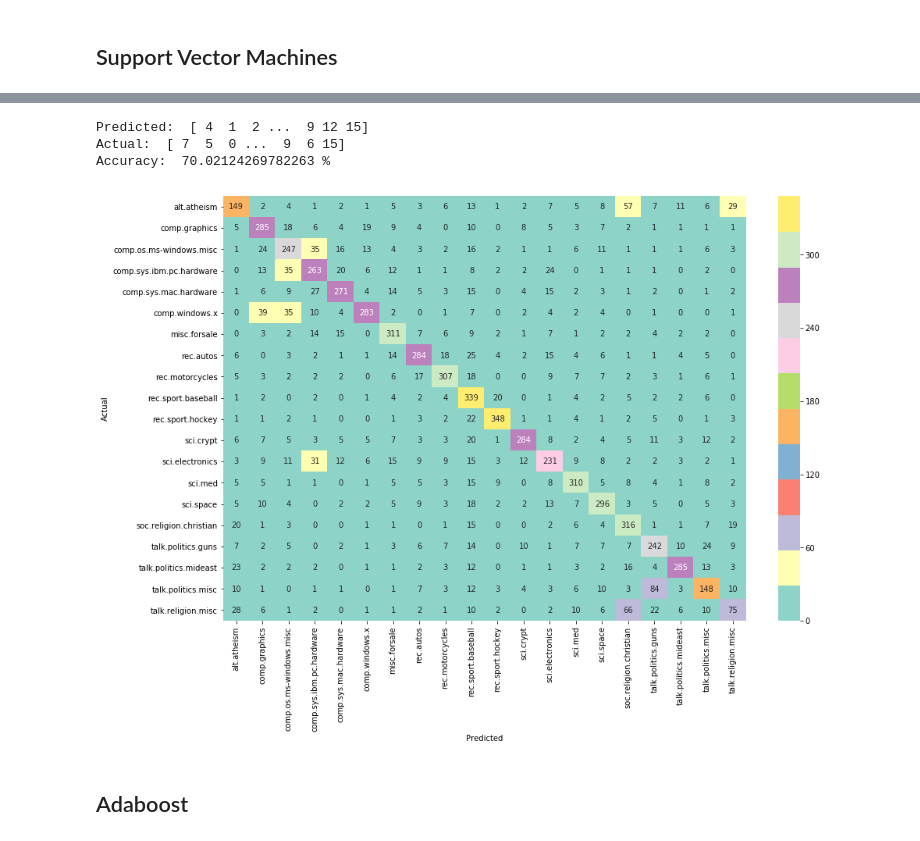
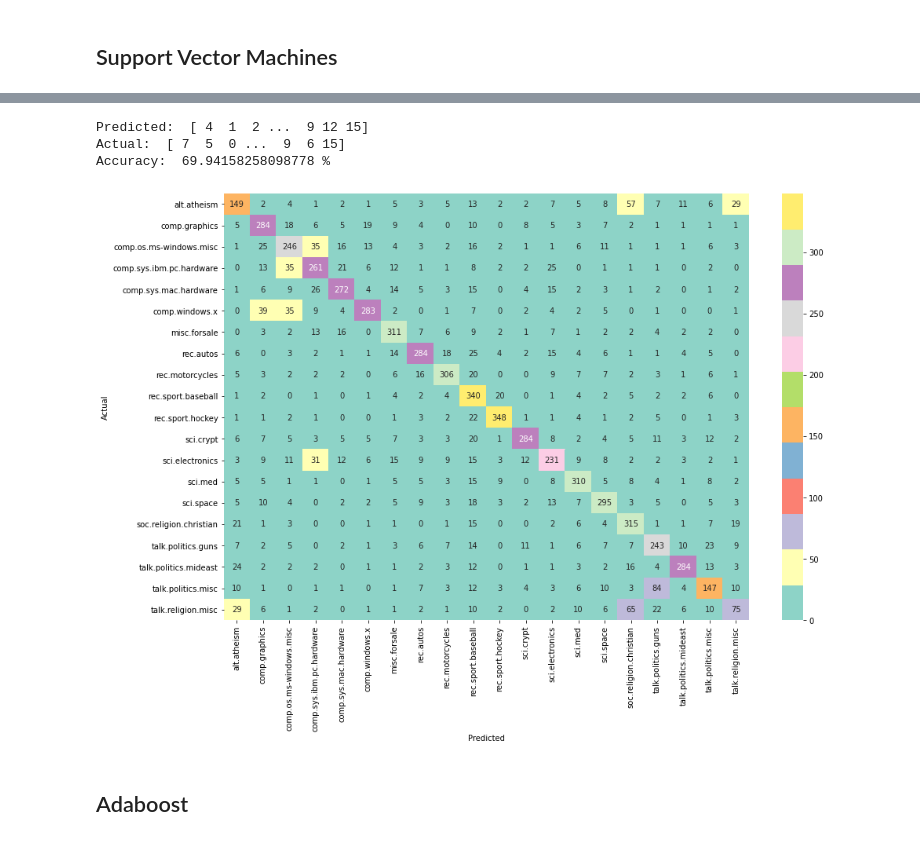
Before and after one commit to pbrebner/comp551-project2-text-classification, a Jupyter notebook: NewsGroup Dataset.ipynb, the cells around one changed output, grey strips where cells are left out. Drawn from its saved outputs; the diff is of its cells as text; code cells hidden in the pictures.

```diff
--- a/NewsGroup Dataset.ipynb
+++ b/NewsGroup Dataset.ipynb
@@ -430,31 +428,31 @@ Best parameters set:
 # %%
 # Run pipeline with best params
 pipeline = Pipeline([
     ('vectorizer', CountVectorizer(stop_words=stopwords.words('english')+ list(string.punctuation))),
     ('tfidf', TfidfTransformer()),
-    ('clf', LinearSVC(C = 0.5, max_iter = 1000, penalty = 'l2', tol = 0.1)),
+    ('clf', LinearSVC(C = 0.5, max_iter = 3000, penalty = 'l2', tol = 0.1)),
 ])
 
 pipeline.fit(twenty_train.data, twenty_train.target)
 y_pred = pipeline.predict(twenty_test.data)
 
 print("Predicted: ", y_pred)
 print("Actual: ", twenty_test.target)
 print("Accuracy: ", metrics.accuracy_score(twenty_test.target, y_pred)*100, "%")
 
 # Plot confusion_matrix
 conf_mat = confusion_matrix(twenty_test.target, y_pred)
 fig, ax = plt.subplots(figsize=(15, 10))
 sns.heatmap(conf_mat, annot=True, cmap = "Set3", fmt ="d",
 xticklabels=twenty_train.target_names, yticklabels=twenty_train.target_names)
 plt.ylabel('Actual')
 plt.xlabel('Predicted')
 plt.show()
 # %% [output]
 Predicted:  [ 4  1  2 ...  9 12 15]
 Actual:  [ 7  5  0 ...  9  6 15]
-Accuracy:  70.02124269782263 %
+Accuracy:  69.94158258098778 %
-[figure, old version]
+[figure, new version]
 # %% [markdown]
 ## Adaboost
 # %%
```
Also changed, not shown: parts of 17 cells of this notebook.
